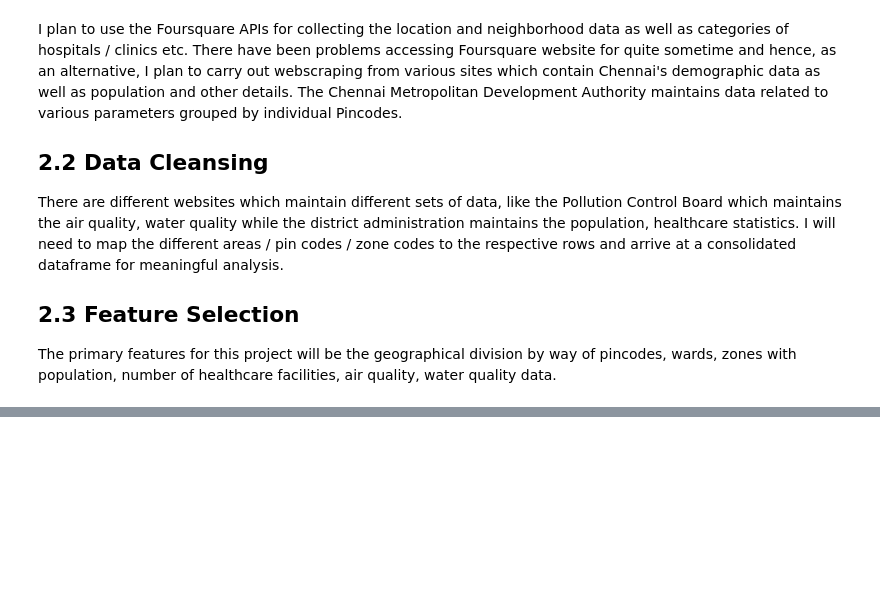
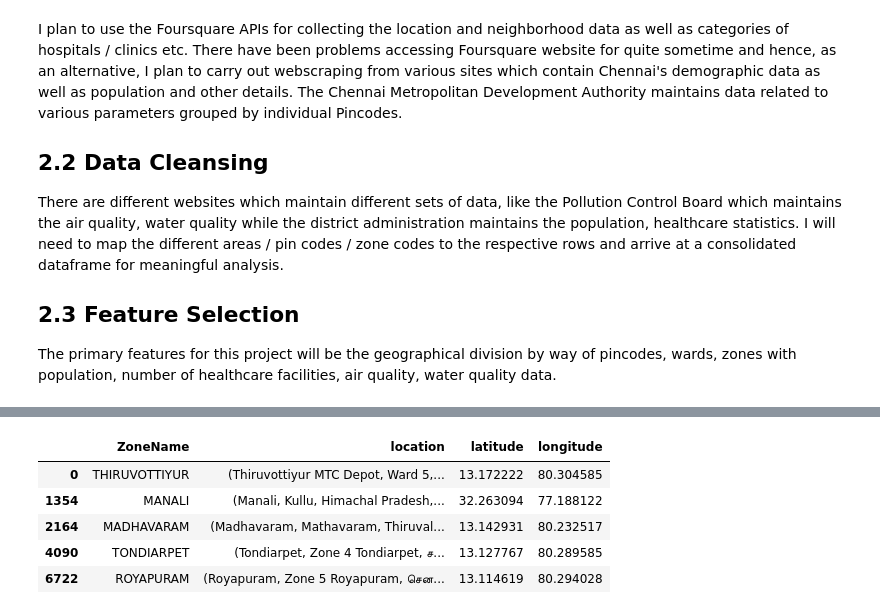
Before and after one commit to tsn12345-git/-Coursera_Capstone, a Jupyter notebook: Capstone Final Project.ipynb, the cells around one changed output, grey strips where cells are left out. Cells and saved outputs as stored; diff of their text form; code cells hidden in the pictures; blank space fills up the shorter version.

```diff
--- a/Capstone Final Project.ipynb
+++ b/Capstone Final Project.ipynb
@@ -30,3 +30,14 @@ There are different websites which maintain different sets of data, like the Pol
 ## 2.3 Feature Selection
 
 The primary features for this project will be the geographical division by way of pincodes, wards, zones with population, number of healthcare facilities, air quality, water quality data.
+# %%
+# Environment preparation
+!pip install geopy
+
+!conda install -c conda-forge folium=0.5.0 --yes
+import folium
+
+from geopy.geocoders import Nominatim
+geolocator = Nominatim(user_agent="CapstoneFinalAssignment")
+
+import pandas as pd
@@ -32,0 +171,21 @@ The primary features for this project will be the geographical division by way o
+# %%
+# preparing the data for displaying the map.  As the Foursquare api is NOT working, tried to use geopy
+
+zone = pd.DataFrame(merged_df['Zone Name'])
+zone.rename(columns={'Zone Name' : 'ZoneName'}, inplace=True)
+zone = zone.drop_duplicates()
+
+# latitude / longitude data not available for zone SHOZHINGANALLUR and hence it has been dropped from showing on the map
+zone.drop(zone[zone['ZoneName'] == 'SOZHINGANALLUR'].index, inplace=True)
+
+zone ['location'] = zone.apply(lambda row: geolocator.geocode(row.ZoneName), axis = 1)
+zone ['latitude'] = zone.apply(lambda row: geolocator.geocode(row.ZoneName).latitude, axis = 1)
+zone ['longitude'] = zone.apply(lambda row: geolocator.geocode(row.ZoneName).longitude, axis = 1)
+zone.head()
+# %% [output]
+|  | ZoneName | location | latitude | longitude |
+| 0 | THIRUVOTTIYUR | (Thiruvottiyur MTC Depot, Ward 5,... | 13.172222 | 80.304585 |
+| 1354 | MANALI | (Manali, Kullu, Himachal Pradesh,... | 32.263094 | 77.188122 |
+| 2164 | MADHAVARAM | (Madhavaram, Mathavaram, Thiruval... | 13.142931 | 80.232517 |
+| 4090 | TONDIARPET | (Tondiarpet, Zone 4 Tondiarpet, ச... | 13.127767 | 80.289585 |
+| 6722 | ROYAPURAM | (Royapuram, Zone 5 Royapuram, சென... | 13.114619 | 80.294028 |
```
Also changed, not shown: parts of 11 cells of this notebook.
